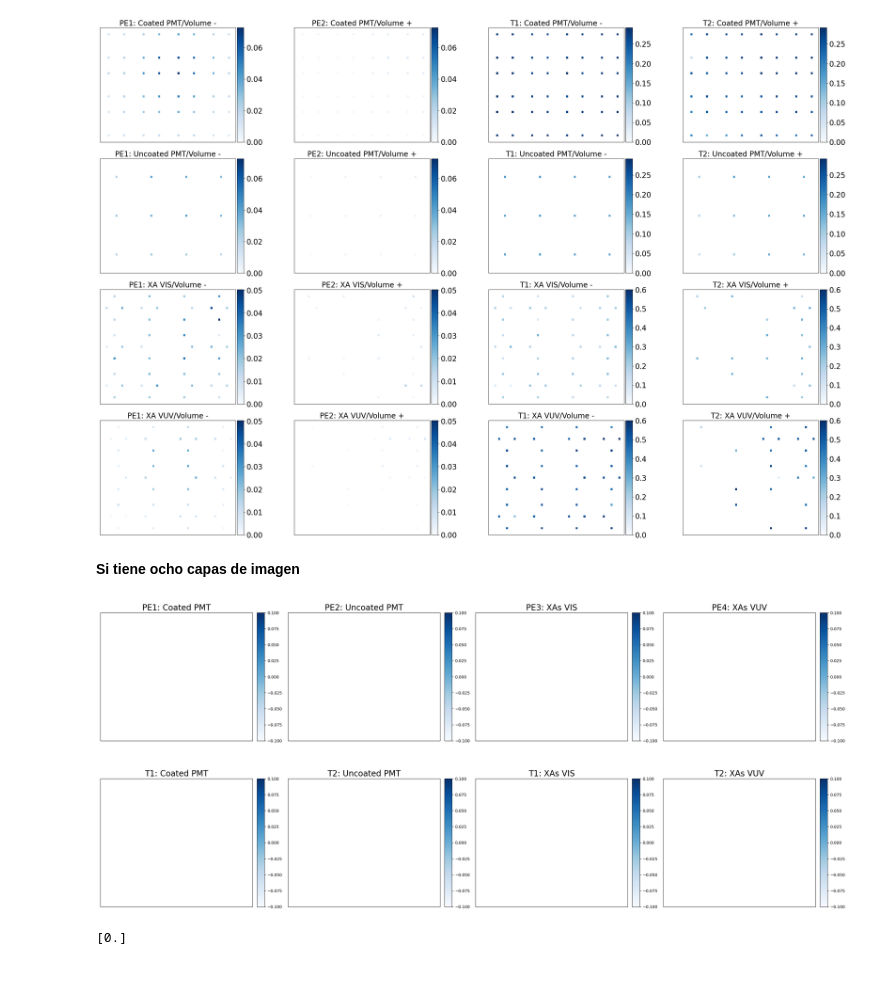
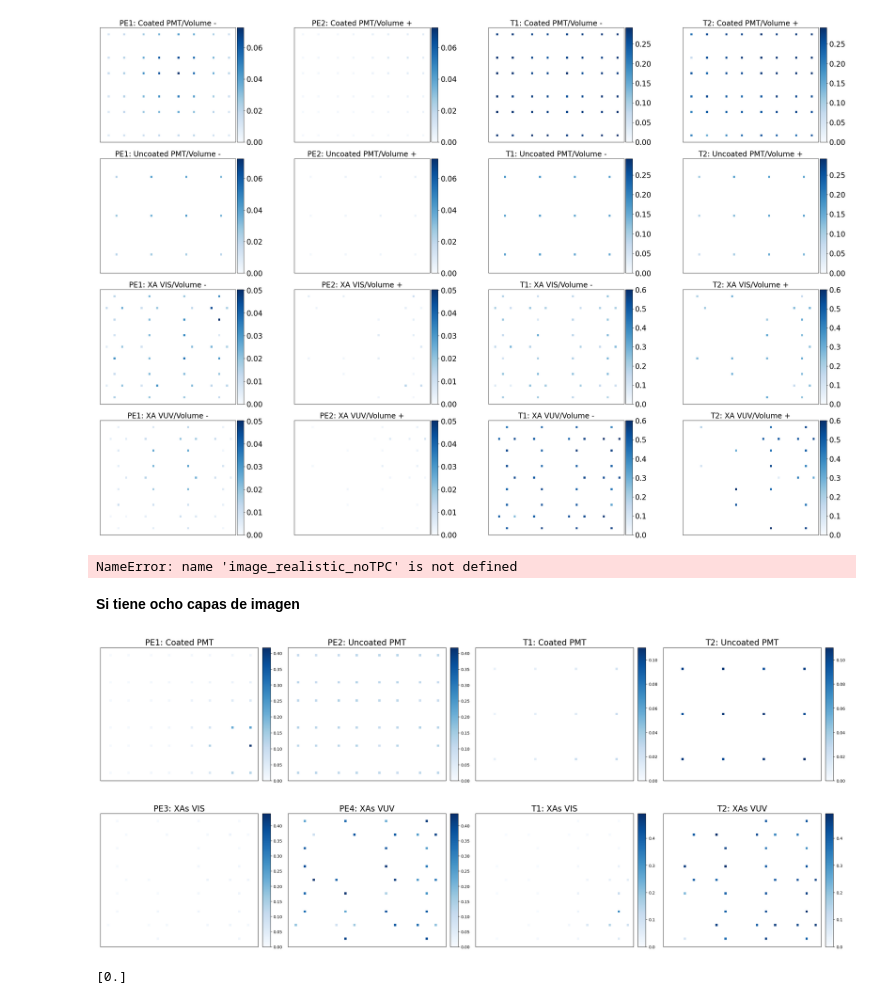
Before and after one commit to CIEMAT-Neutrino/AI_nuvT, a Jupyter notebook: 4_Image_creation_&_visualization.ipynb, the cells around one changed output. Saved outputs shown, nothing was run; the diff lists cells and outputs as text; code cells hidden in the pictures; blank space fills up the shorter version.

```diff
--- a/4_Image_creation_&_visualization.ipynb
+++ b/4_Image_creation_&_visualization.ipynb
@@ -111,9 +153,13 @@ plot_image(image_realistic_inv, event_idx, labels, groups, grid, figsize=(30, 20
+# %%
+plot_image(image_realistic_noTPC, event_idx, labels, groups, grid, figsize=(30, 20), show_colorbar= True)
+# %% [output]
+NameError: name 'image_realistic_noTPC' is not defined
 # %% [markdown]
 **Si tiene ocho capas de imagen**
 # %%
 labels_pmts = [
-        "PE1: Coated PMT", "PE2: Uncoated PMT", "PE3: XAs VIS", "PE4: XAs VUV",
-        "T1: Coated PMT", "T2: Uncoated PMT","T1: XAs VIS", "T2: XAs VUV"
+        "PE1: Coated PMT", "PE2: Uncoated PMT", "T1: Coated PMT", "T2: Uncoated PMT",
+        "PE3: XAs VIS", "PE4: XAs VUV","T1: XAs VIS", "T2: XAs VUV"
     ]
 
 groups_pmts = [
@@ -122,11 +168,11 @@ groups_pmts = [
     ]
 
 grid_pmts =(2,4)
-event_idx=1497
+event_idx=1893
 # %%
-plot_image2(image_realistic_4comp_2, event_idx, labels_pmts, groups_pmts, grid_pmts, figsize=(26, 12))
+plot_image2(image_realistic, event_idx, labels_pmts, groups_pmts, grid_pmts, figsize=(26, 12))
 # %% [output]
-[figure, old version]
+[figure, new version]
 # %%
 print(np.unique(image_realistic_4comp_2[1497]))
 # %% [output]
```
Also changed, not shown: parts of 6 cells of this notebook, 4 other files.
